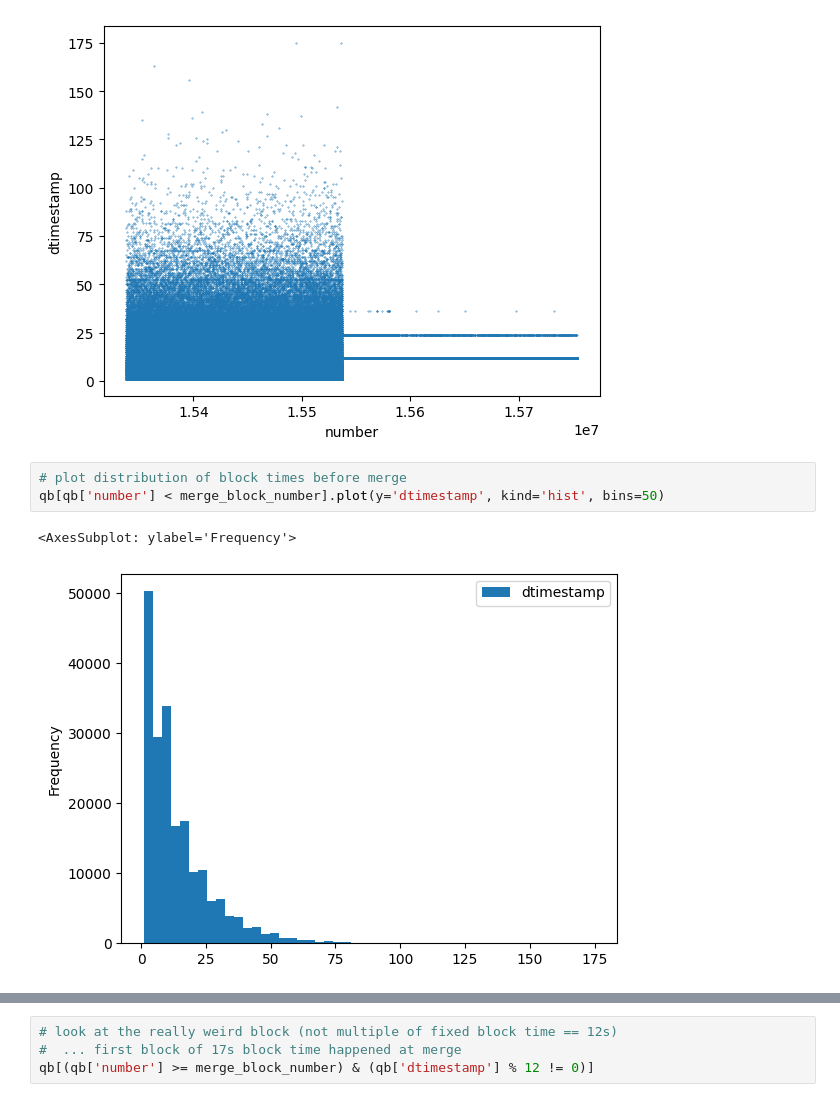
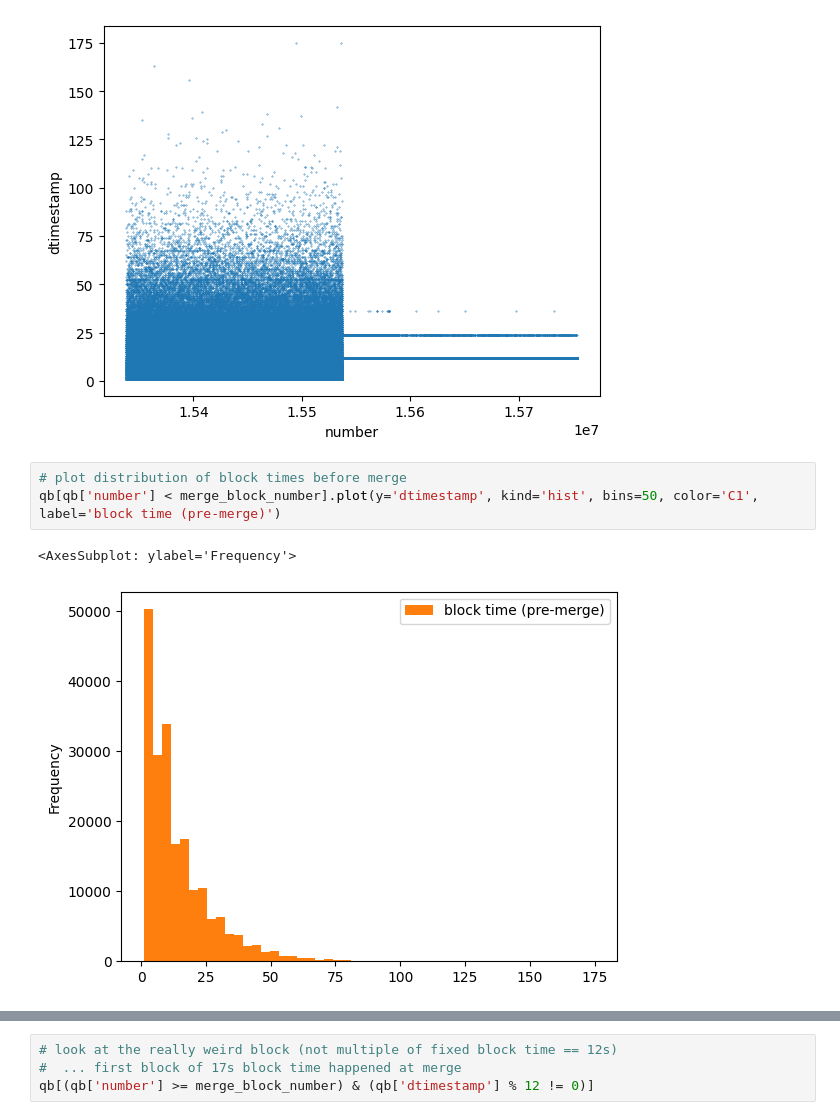
Before and after one commit to fmrmf/merge-challenge, a Jupyter notebook: notebook/blocks.ipynb, the cells around one changed output, grey strips where cells are left out. Saved outputs shown, nothing was run; the diff lists cells and outputs as text.

```diff
--- a/notebook/blocks.ipynb
+++ b/notebook/blocks.ipynb
@@ -124,10 +124,10 @@ qb.plot(x='number', y='dtimestamp', kind='scatter', s=0.1)
 [figure]
 # %%
 # plot distribution of block times before merge
-qb[qb['number'] < merge_block_number].plot(y='dtimestamp', kind='hist', bins=50)
+qb[qb['number'] < merge_block_number].plot(y='dtimestamp', kind='hist', bins=50, color='C1', label='block time (pre-merge)')
 # %% [output]
 <AxesSubplot: ylabel='Frequency'>
-[figure, old version]
+[figure, new version]
 # %%
 # plot distribution of block times after merge
 # NOTE: some blocks come in at 24s
```
Also changed, not shown: parts of 29 cells of this notebook, 1 other file.
